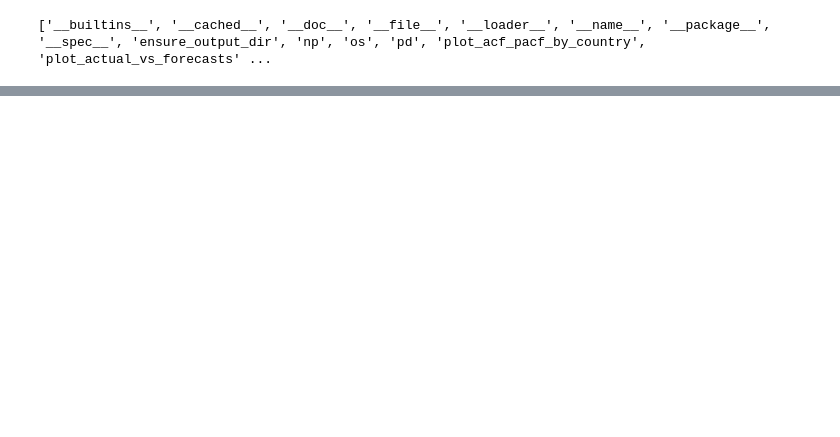
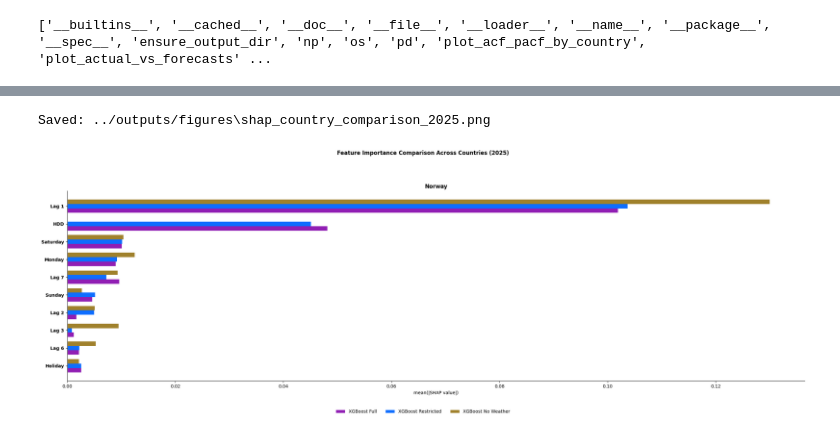
Before and after one commit to BigSam101/climate-energy-forecasting, a Jupyter notebook: notebooks/06_figure_tables.ipynb, the cells around one changed output, grey strips where cells are left out. Cells and saved outputs as stored; diff of their text form; code cells hidden in the pictures; blank space fills up the shorter version.

```diff
--- a/notebooks/06_figure_tables.ipynb
+++ b/notebooks/06_figure_tables.ipynb
@@ -73,3 +85,15 @@ plot_shap_country_comparison(
+# %%
+plot_shap_country_comparison(
+    input_dir="../outputs/tables",
+    forecast_year=forecast_year,
+    countries=["Norway"],
+    top_n=10,
+    output_dir="../outputs/figures",
+    save=True
+)
+# %% [output]
+Saved: ../outputs/figures\shap_country_comparison_2025.png
+[figure, added]
 # %%
 base_path = os.getcwd()
 
```
Also changed, not shown: parts of 9 cells of this notebook, 5 other files.
